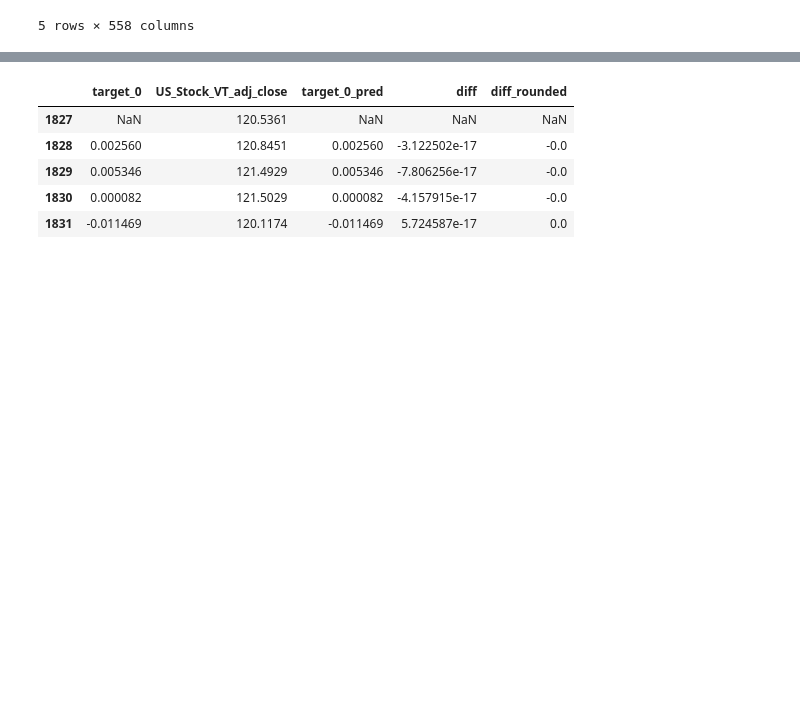
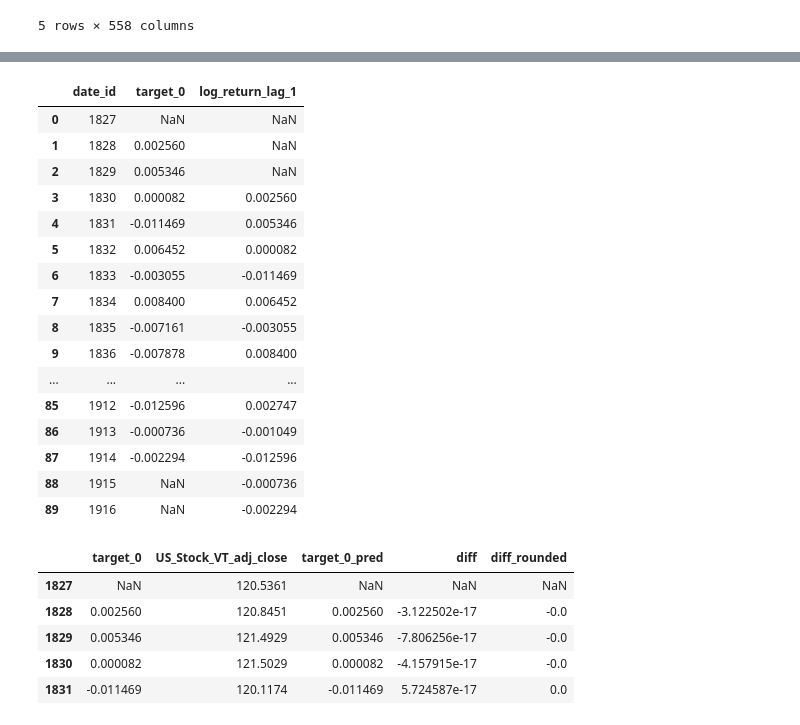
Before and after one commit to RobinWesselmann/mitsui_pred_challenge, a Jupyter notebook: notebooks/EDA_First_look.ipynb, the cells around one changed output, grey strips where cells are left out. Drawn from its saved outputs; the diff is of its cells as text; code cells hidden in the pictures; blank space fills up the shorter version.

```diff
--- a/notebooks/EDA_First_look.ipynb
+++ b/notebooks/EDA_First_look.ipynb
@@ -210,0 +204,3 @@ lag_1.head()
+# %%
+example_pairs = general_api.prepare_target_pairs(target_pairs_df)["lag_1"].head()
+example_pairs
@@ -211,3 +214,40 @@ lag_1.head()
+# %%
+test_data = train_df[train_df["date_id"].isin(test_df["date_id"])]
+# %%
+target_0_assets = example_pairs[example_pairs["target"] == "target_0"][["asset_1", "asset_2"]]
+target_1_assets = example_pairs[example_pairs["target"] == "target_1"][["asset_1", "asset_2"]]
+
+target_0_assets_ls = [element for element in target_0_assets.values[0] if pd.notna(element)]
+target_1_assets_ls = [element for element in target_1_assets.values[0] if pd.notna(element)]
+
+y_target_0 = y_target[["date_id", "target_0"]].copy()
+y_target_1 = y_target[["date_id", "target_1"]].copy()
+# %%
+#Target 0
+target_0_lr = general_api.calculate_log_return(test_data, target_0_assets_ls, lag = 1)
+
+#Target 1
+target_1_lr = general_api.calculate_log_return(test_data, target_1_assets_ls, lag = 1)
+# %%
+pd.merge(left = y_target_0, right = target_0_lr, left_on="date_id", right_on = "date_id")
+# %% [output]
+|  | date_id | target_0 | log_return_lag_1 |
+| 0 | 1827 | NaN | NaN |
+| 1 | 1828 | 0.002560 | NaN |
+| 2 | 1829 | 0.005346 | NaN |
+| 3 | 1830 | 0.000082 | 0.002560 |
+| 4 | 1831 | -0.011469 | 0.005346 |
+| 5 | 1832 | 0.006452 | 0.000082 |
+| 6 | 1833 | -0.003055 | -0.011469 |
+| 7 | 1834 | 0.008400 | 0.006452 |
+| 8 | 1835 | -0.007161 | -0.003055 |
+| 9 | 1836 | -0.007878 | 0.008400 |
+| ... | ... | ... | ... |
+| 85 | 1912 | -0.012596 | 0.002747 |
+| 86 | 1913 | -0.000736 | -0.001049 |
+| 87 | 1914 | -0.002294 | -0.012596 |
+| 88 | 1915 | NaN | -0.000736 |
+| 89 | 1916 | NaN | -0.002294 |
 # %%
 target_0 = ["US_Stock_VT_adj_close"]
 target_1 = ["LME_PB_Close", "US_Stock_VT_adj_close"]
```
Also changed, not shown: parts of 14 cells of this notebook, 4 other files.
